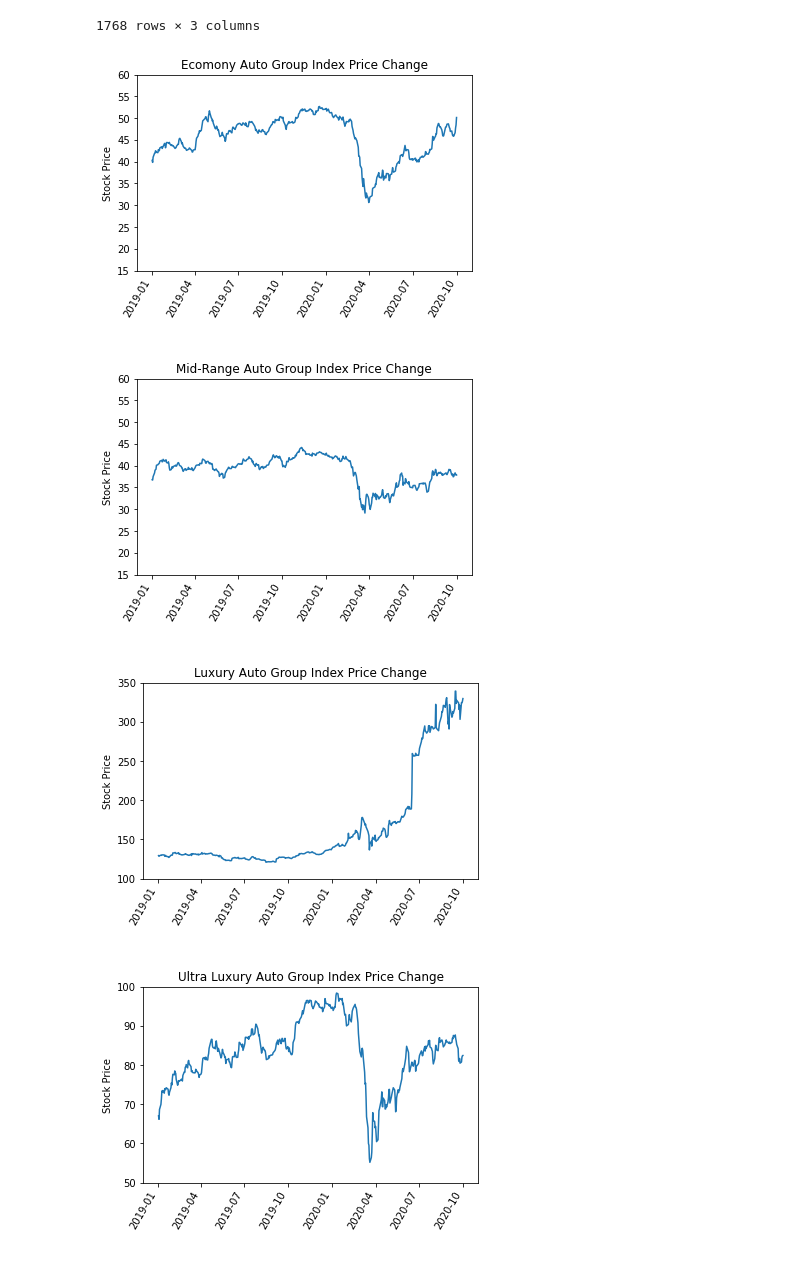
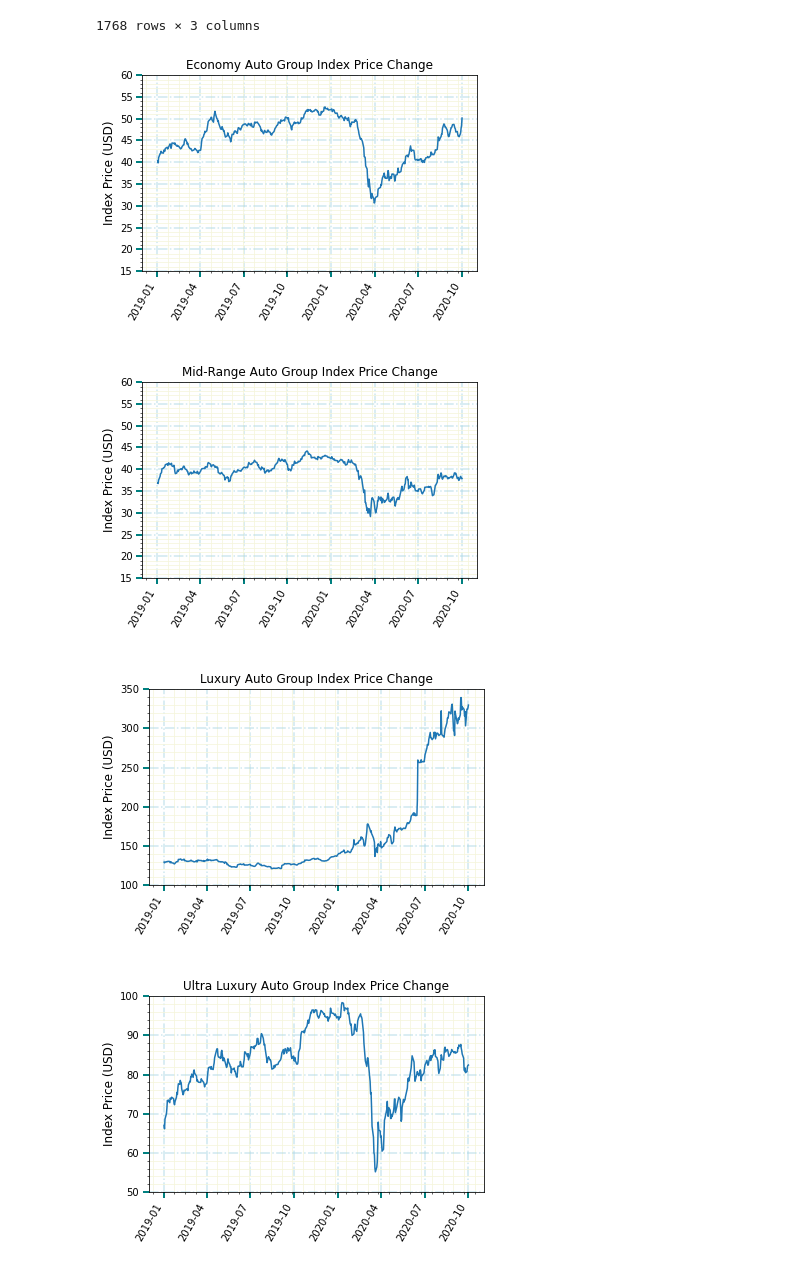
Before and after one commit to danawoodruff/Car-Sales-Analysis, a Jupyter notebook: Car_stocks_data.ipynb, the cells around one changed output. Saved outputs shown, nothing was run; the diff lists cells and outputs as text; code cells hidden in the pictures.

```diff
--- a/Car_stocks_data.ipynb
+++ b/Car_stocks_data.ipynb
@@ -317,21 +317,30 @@ maxvalue = EconIndex.loc[EconIndex['Stock WtAvg'].idxmax()]  # Max price for Y-a
 #print(maxvalue)
 
 # Line chart selection
-EconIndex.plot.line(x='Date', y='Stock WtAvg', legend = False, rot=60, title="Ecomony Auto Group Index Price Change");
+EconIndex.plot.line(x='Date', y='Stock WtAvg', legend = False, rot=60, title="Economy Auto Group Index Price Change");
 
 # Sets the y limits
 plt.ylim(15, 60)
 
 # Provides labels
 plt.xlabel(" ")
-plt.ylabel("Stock Price")
+plt.ylabel("Index Price (USD)", fontsize=12)
+
+plt.tick_params(axis='both', direction='out', length=6, width=2, labelcolor = 'black',colors='teal')
+
+# Major grid lines
+plt.grid(b=True, which='major', color='lightblue', alpha=0.6, linestyle='dashdot', lw=1.5)
+
+# Minor grid lines
+plt.minorticks_on()
+plt.grid(b=True, which='minor', color='beige', alpha=0.8, ls='-', lw=1)
 
 # Save the figure as .png
 plt.savefig('Images/Economy AG Index Stock Price Change.png')
 
 plt.show(block=True)
 # %% [output]
-[figure, old version]
+[figure, new version]
 # %%
 #Mid-Range Auto Group Index Stock Price Change
 minvalue = MidRngIndex.loc[MidRngIndex['Stock WtAvg'].idxmin()]  # Min price for Y-axis
@@ -347,14 +356,23 @@ plt.ylim(15, 60)
 
 # Provides labels
 plt.xlabel(" ")
-plt.ylabel("Stock Price")
+plt.ylabel("Index Price (USD)", fontsize=12)
+
+plt.tick_params(axis='both', direction='out', length=6, width=2, labelcolor = 'black',colors='teal')
+
+# Major grid lines
+plt.grid(b=True, which='major', color='lightblue', alpha=0.6, linestyle='dashdot', lw=1.5)
+
+# Minor grid lines
+plt.minorticks_on()
+plt.grid(b=True, which='minor', color='beige', alpha=0.8, ls='-', lw=1)
 
 # Save the figure as .png
 plt.savefig('Images/MidRange AG Index Stock Price Change.png')
 
 plt.show(block=True)
 # %% [output]
-[figure, old version]
+[figure, new version]
 # %%
 #Luxury Auto Group Index Stock Price Change
 minvalue = LuxIndex.loc[LuxIndex['Stock WtAvg'].idxmin()]  # Min price for Y-axis
@@ -370,34 +388,56 @@ plt.ylim(100, 350)
 
 # Provides labels
 plt.xlabel(" ")
-plt.ylabel("Stock Price")
+plt.ylabel("Index Price (USD)", fontsize=12)
+
+plt.tick_params(axis='both', direction='out', length=6, width=2, labelcolor = 'black',colors='teal')
+
+# Major grid lines
+plt.grid(b=True, which='major', color='lightblue', alpha=0.6, linestyle='dashdot', lw=1.5)
+
+# Minor grid lines
+plt.minorticks_on()
+plt.grid(b=True, which='minor', color='beige', alpha=0.8, ls='-', lw=1)
 
 # Save the figure as .png
 plt.savefig('Images/Luxury AG Index Stock Price Change.png')
 
 plt.show(block=True)
 # %% [output]
-[figure, old version]
+[figure, new version]
 # %%
 #Ultra Luxury Auto Group Index Stock Price Change
 minvalue = UltraLuxIndex.loc[UltraLuxIndex['Stock WtAvg'].idxmin()]  # Min price for Y-axis
 #print(minvalue)
 maxvalue = UltraLuxIndex.loc[UltraLuxIndex['Stock WtAvg'].idxmax()]  # Max price for Y-axis
 #print(maxvalue)
 
 # Line chart selection
 UltraLuxIndex.plot.line(x='Date', y='Stock WtAvg', legend = False, rot=60, title="Ultra Luxury Auto Group Index Price Change");
 
 # Sets the y limits
 plt.ylim(50, 100)
 
 # Provides labels
 plt.xlabel(" ")
-plt.ylabel("Stock Price")
+plt.ylabel("Index Price (USD)",fontsize=12)
+
+# Format tick marks
+plt.tick_params(axis='both', direction='out', length=6, width=2, labelcolor = 'black',colors='teal')
+
+# Turn off tick labels
+#plt.yticks([])
+
+# Major grid lines
+plt.grid(b=True, which='major', color='lightblue', alpha=0.6, linestyle='dashdot', lw=1.5)
+
+# Minor grid lines
+plt.minorticks_on()
+plt.grid(b=True, which='minor', color='beige', alpha=0.8, ls='-', lw=1)
 
 # Save the figure as .png
-plt.savefig('Images/UltraLuxury AG Index Stock Price Change.png')
+plt.savefig('Images/UltraLuxury AG Index Stock Price Change.png', colors='darkblue')
 
 plt.show(block=True)
 # %% [output]
-[figure, old version]
+[figure, new version]
```
Also changed, not shown: 6 other files.
